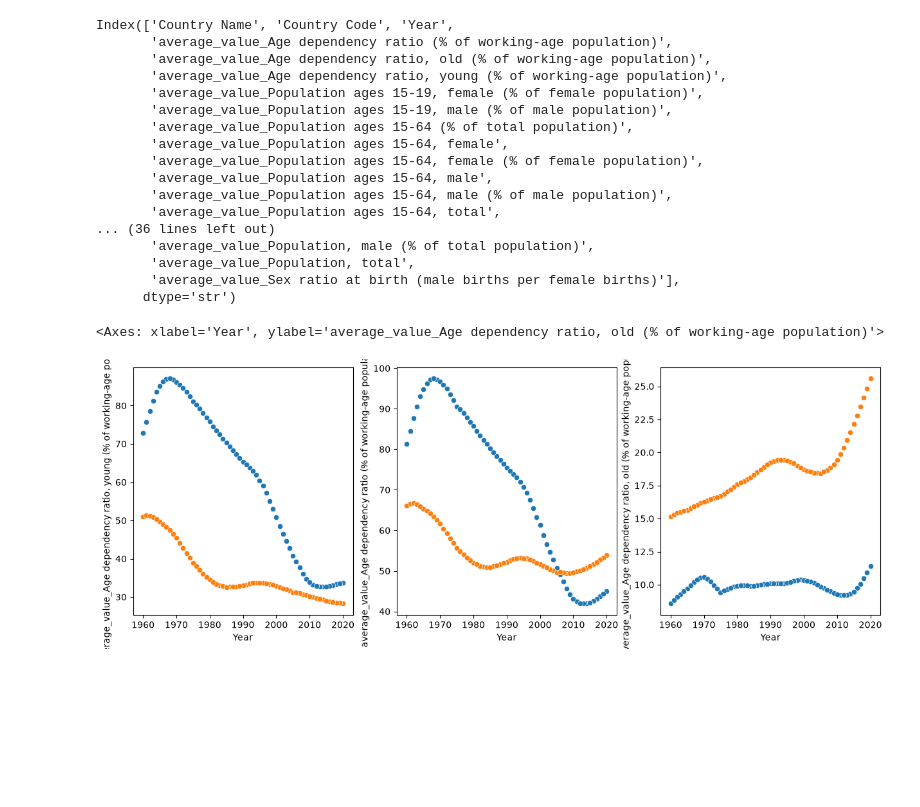
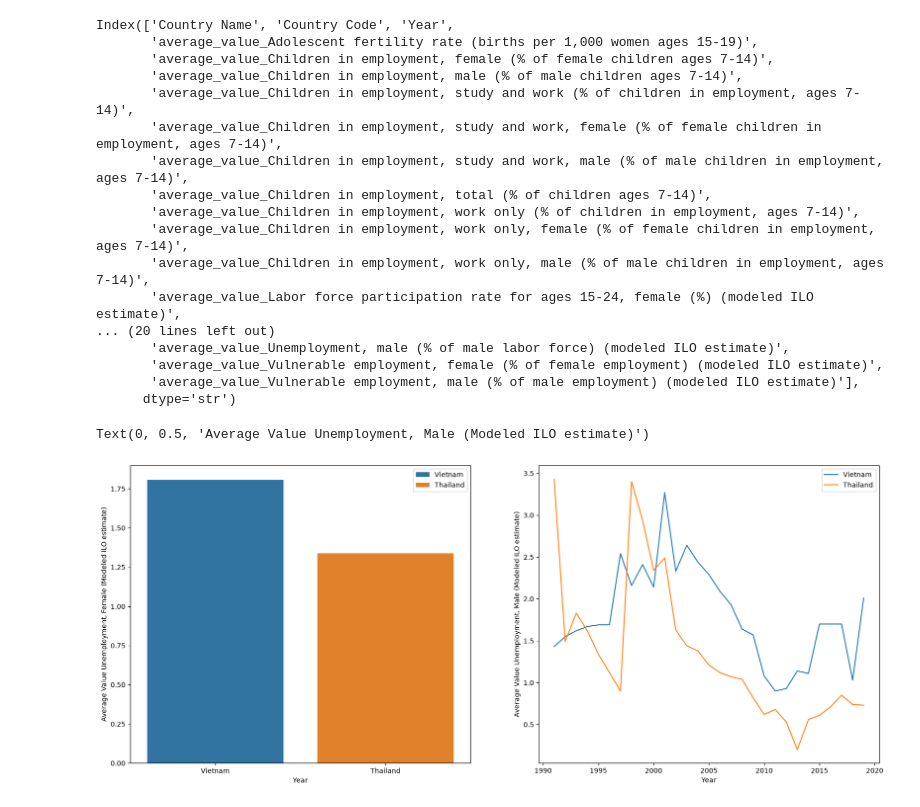
Before and after one commit to benly03/DSC-209R-Project-2, a Jupyter notebook: project2.ipynb, the cells around one changed output. Cells and saved outputs as stored; diff of their text form; code cells hidden in the pictures; blank space fills up the shorter version.

```diff
--- a/project2.ipynb
+++ b/project2.ipynb
@@ -4,6 +4,6 @@ import pandas as pd
 import matplotlib.pyplot as plt
 import seaborn as sns
 # %%
-view_df = pd.read_csv("World-Bank-Data-by-Indicators/health/health.csv")
+view_df = pd.read_csv("World-Bank-Data-by-Indicators/social-development/social-development.csv")
 view_df.head(10)
 # %% [output]
@@ -23,37 +23,43 @@ view_df.head(10)
 view_df.columns
 # %% [output]
 Index(['Country Name', 'Country Code', 'Year',
-       'average_value_Age dependency ratio (% of working-age population)',
-       'average_value_Age dependency ratio, old (% of working-age population)',
-       'average_value_Age dependency ratio, young (% of working-age population)',
-       'average_value_Population ages 15-19, female (% of female population)',
-       'average_value_Population ages 15-19, male (% of male population)',
-       'average_value_Population ages 15-64 (% of total population)',
-       'average_value_Population ages 15-64, female',
-       'average_value_Population ages 15-64, female (% of female population)',
-       'average_value_Population ages 15-64, male',
-       'average_value_Population ages 15-64, male (% of male population)',
-       'average_value_Population ages 15-64, total',
-... (36 lines left out)
-       'average_value_Population, male (% of total population)',
-       'average_value_Population, total',
-       'average_value_Sex ratio at birth (male births per female births)'],
+       'average_value_Adolescent fertility rate (births per 1,000 women ages 15-19)',
+       'average_value_Children in employment, female (% of female children ages 7-14)',
+       'average_value_Children in employment, male (% of male children ages 7-14)',
+       'average_value_Children in employment, study and work (% of children in employment, ages 7-14)',
+       'average_value_Children in employment, study and work, female (% of female children in employment, ages 7-14)',
+       'average_value_Children in employment, study and work, male (% of male children in employment, ages 7-14)',
+       'average_value_Children in employment, total (% of children ages 7-14)',
+       'average_value_Children in employment, work only (% of children in employment, ages 7-14)',
+       'average_value_Children in employment, work only, female (% of female children in employment, ages 7-14)',
+       'average_value_Children in employment, work only, male (% of male children in employment, ages 7-14)',
+       'average_value_Labor force participation rate for ages 15-24, female (%) (modeled ILO estimate)',
+... (20 lines left out)
+       'average_value_Unemployment, male (% of male labor force) (modeled ILO estimate)',
+       'average_value_Vulnerable employment, female (% of female employment) (modeled ILO estimate)',
+       'average_value_Vulnerable employment, male (% of male employment) (modeled ILO estimate)'],
       dtype='str')
 # %%
-interest_df = view_df[['Country Name', 'Year','average_value_Age dependency ratio, young (% of working-age population)', 'average_value_Age dependency ratio (% of working-age population)', 'average_value_Age dependency ratio, old (% of working-age population)']]
-viet_df = interest_df[interest_df['Country Name'] == 'Vietnam']
-usa_df = interest_df[interest_df['Country Name'] == 'United States']
+viet_df = view_df[view_df['Country Name'] == 'Vietnam']
+phil_df = view_df[view_df['Country Name'] == 'Philippines']
+thai_df = view_df[view_df['Country Name'] == 'Thailand']
 # %%
-fig, axes = plt.subplots(1,3, figsize=(15,5))
+X = 'Year'
+Y = viet_df['average_value_Unemployment, female (% of female labor force) (modeled ILO estimate)'].mean()
+Y_1 = thai_df['average_value_Unemployment, female (% of female labor force) (modeled ILO estimate)'].mean()
+Y1 = 'average_value_Unemployment, female (% of female labor force) (modeled ILO estimate)'
 
-sns.scatterplot(data=viet_df, x='Year', y='average_value_Age dependency ratio, young (% of working-age population)', ax=axes[0])
-sns.scatterplot(data=usa_df, x='Year', y='average_value_Age dependency ratio, young (% of working-age population)', ax=axes[0])
+fig, axes = plt.subplots(1,2, figsize=(20,8))
 
-sns.scatterplot(data=viet_df, x='Year', y='average_value_Age dependency ratio (% of working-age population)', ax=axes[1])
-sns.scatterplot(data=usa_df, x='Year', y='average_value_Age dependency ratio (% of working-age population)', ax=axes[1])
+sns.barplot(data=viet_df, x='Country Name', y=Y, ax=axes[0], label="Vietnam")
+sns.barplot(data=thai_df, x='Country Name', y=Y_1, ax=axes[0], label="Thailand")
+axes[0].set_xlabel("Year")
+axes[0].set_ylabel("Average Value Unemployment, Female (Modeled ILO estimate)")
 
-sns.scatterplot(data=viet_df, x='Year', y='average_value_Age dependency ratio, old (% of working-age population)', ax=axes[2])
-sns.scatterplot(data=usa_df, x='Year', y='average_value_Age dependency ratio, old (% of working-age population)', ax=axes[2])
+sns.lineplot(data=viet_df, x='Year', y=Y1, ax=axes[1], label="Vietnam")
+sns.lineplot(data=thai_df, x='Year', y=Y1, ax=axes[1], label="Thailand")
+axes[1].set_xlabel("Year")
+axes[1].set_ylabel("Average Value Unemployment, Male (Modeled ILO estimate)")
 # %% [output]
-<Axes: xlabel='Year', ylabel='average_value_Age dependency ratio, old (% of working-age population)'>
+Text(0, 0.5, 'Average Value Unemployment, Male (Modeled ILO estimate)')
-[figure, old version]
+[figure, new version]
```
Also changed, not shown: parts of 2 cells of this notebook, 1 other file.
